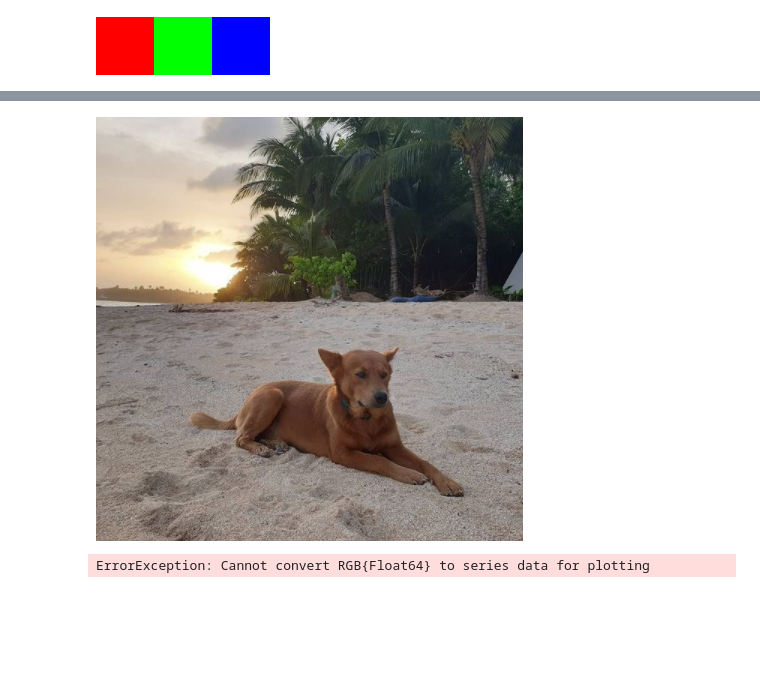
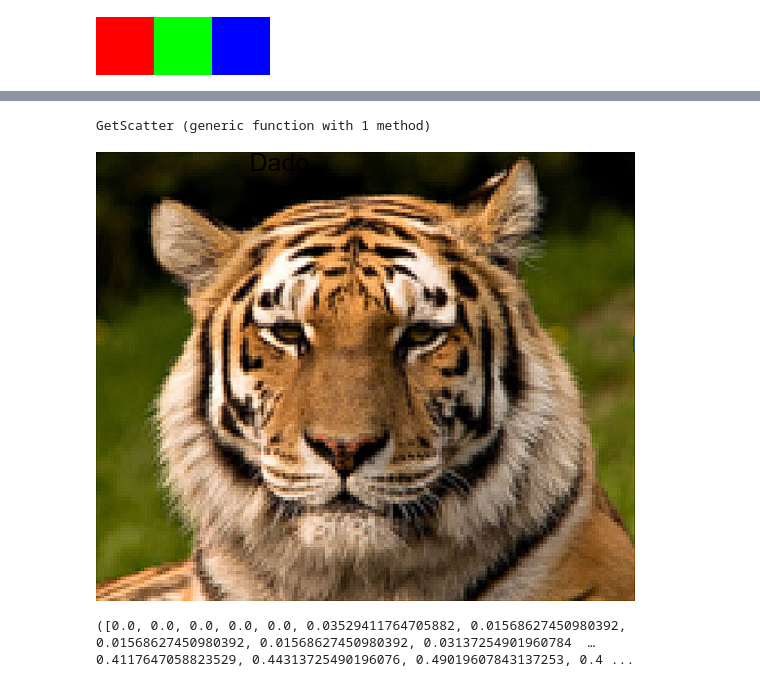
Before and after one commit to Albuquerque-David/linear-algebra, a Jupyter notebook: projeto-final.ipynb, the cells around one changed output, grey strips where cells are left out. Cells and saved outputs as stored; diff of their text form; code cells hidden in the pictures; blank space fills up the shorter version.

```diff
--- a/projeto-final.ipynb
+++ b/projeto-final.ipynb
@@ -126,7 +232,37 @@ Plots.scatter(  dataset_random_colors_red_values,
+# %%
+# MODULARIZAR AQUI
+
+
+function GetScatter(channel_view, size_v, size_h)
+
+    red_values = fill(0.0, size_v*size_h)
+    green_values = fill(0.0, size_v*size_h)
+    blue_values = fill(0.0, size_v*size_h)
+
+    colors = fill(RGB(0.0,0.0,0.0), size_v*size_h)
+
+    for i in 1:size_v
+        for j in 1:size_h
+            red_values[((i-1)*size_h) + j] = channel_view[1,j,i]
+            green_values[((i-1)*size_h) + j] = channel_view[2,j,i]
+            blue_values[((i-1)*size_h) + j] = channel_view[3,j,i]
+
+            colors[((i-1)*size_h) + j] = RGB(
+                channel_view[:,j,i][1],
+                channel_view[:,j,i][2],
+                channel_view[:,j,i][3]
+            )
+        end
+    end
+
+    return red_values, green_values, blue_values, colors
+end
+# %% [output]
+GetScatter (generic function with 1 method)
 # %%
-husky_img_path = "doggo.png"
+husky_img_path = "lion2.png"
 husky_img = load(husky_img_path)
 # %% [output]
-[figure, old version]
+[figure, new version]
 # %%
 husky_img_CHW = channelview(husky_img)
@@ -155,11 +269,14 @@ end
+# %%
+_,v,u = size(husky_img_CHW)
+img_red_values, img_green_values, img_blue_values, colors = GetScatter(husky_img_CHW, u, v)
+# %% [output]
+([0.0, 0.0, 0.0, 0.0, 0.0, 0.03529411764705882, 0.01568627450980392, 0.01568627450980392, 0.01568627450980392, 0.03137254901960784  …  0.4117647058823529, 0.44313725490196076, 0.49019607843137253, 0.4 ...
 # %%
-Plots.scatter(  dataset_husky_red_values,
-                dataset_husky_green_values,
-                dataset_husky_blue_values,
-                size=(1200,1200), legend=false, color = dataset_colors_husky, alpha=0.55
+Plots.scatter(  img_red_values,
+                img_green_values,
+                img_blue_values,
+                size=(600,600), legend=false, color = colors, alpha=1
             )
-# %% [output]
-ErrorException: Cannot convert RGB{Float64} to series data for plotting
 # %%
 #K-Means no RGB Básico
 k_means_base_matrice = hcat(a,b,c)
```
Also changed, not shown: parts of 38 cells of this notebook, 5 other files.
